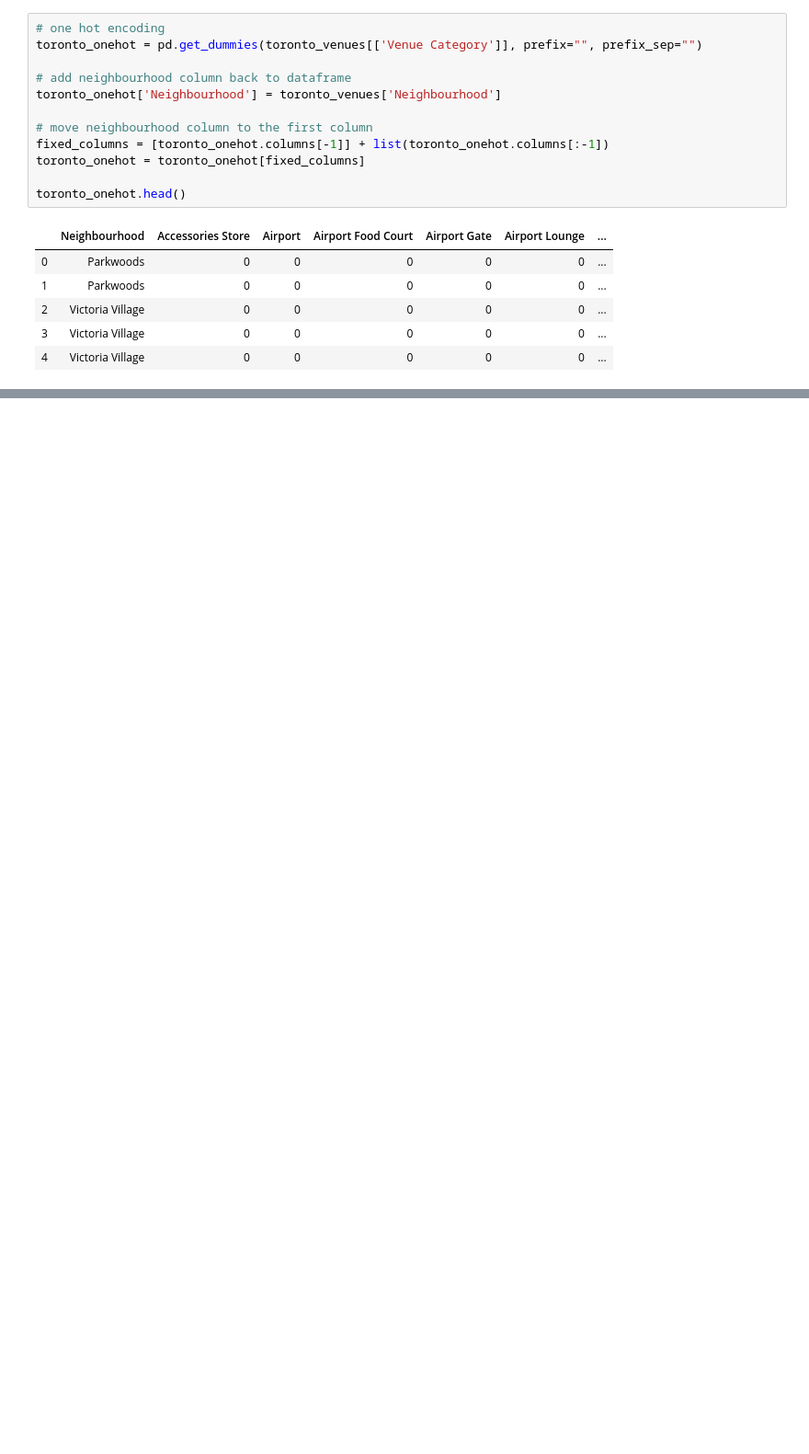
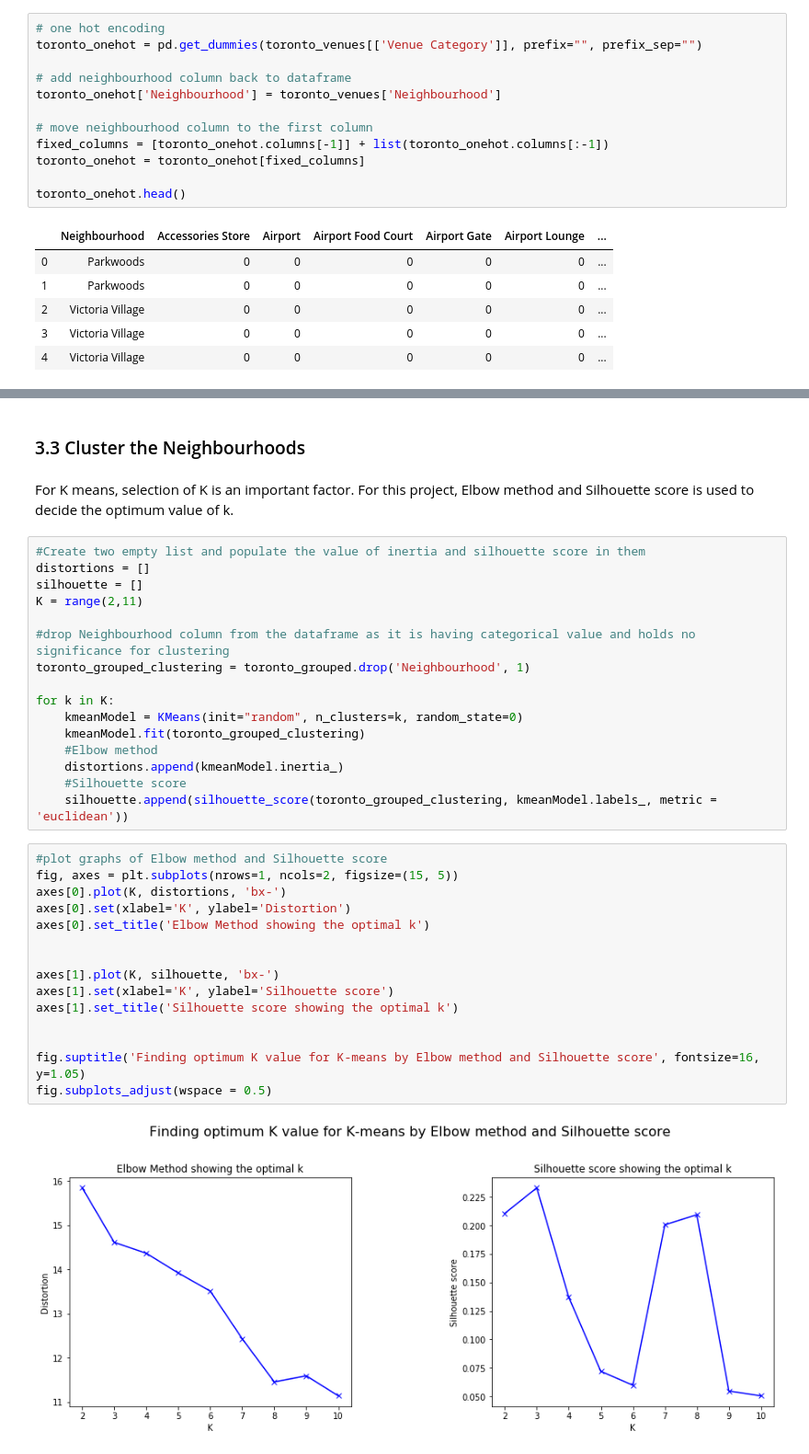
Before and after one commit to nitishbhardwaj1912/Coursera_Capstone, a Jupyter notebook: CourseraCapstone_A1.ipynb, the cells around one changed output, grey strips where cells are left out. Shown at 92% size. Saved outputs shown, nothing was run; the diff lists cells and outputs as text; blank space fills up the shorter version.

```diff
--- a/CourseraCapstone_A1.ipynb
+++ b/CourseraCapstone_A1.ipynb
@@ -289,0 +361,37 @@ toronto_grouped.shape
+# %% [markdown]
+### 3.3 Cluster the Neighbourhoods
+# %% [markdown]
+For K means, selection of K is an important factor. For this project, Elbow method and Silhouette score is used to decide the optimum value of k.
+# %%
+#Create two empty list and populate the value of inertia and silhouette score in them
+distortions = []
+silhouette = []
+K = range(2,11)
+
+#drop Neighbourhood column from the dataframe as it is having categorical value and holds no significance for clustering
+toronto_grouped_clustering = toronto_grouped.drop('Neighbourhood', 1)
+
+for k in K:
+    kmeanModel = KMeans(init="random", n_clusters=k, random_state=0)
+    kmeanModel.fit(toronto_grouped_clustering)
+    #Elbow method
+    distortions.append(kmeanModel.inertia_)
+    #Silhouette score
+    silhouette.append(silhouette_score(toronto_grouped_clustering, kmeanModel.labels_, metric = 'euclidean'))
+# %%
+#plot graphs of Elbow method and Silhouette score
+fig, axes = plt.subplots(nrows=1, ncols=2, figsize=(15, 5))
+axes[0].plot(K, distortions, 'bx-')
+axes[0].set(xlabel='K', ylabel='Distortion')
+axes[0].set_title('Elbow Method showing the optimal k')
+
+
+axes[1].plot(K, silhouette, 'bx-')
+axes[1].set(xlabel='K', ylabel='Silhouette score')
+axes[1].set_title('Silhouette score showing the optimal k')
+
+
+fig.suptitle('Finding optimum K value for K-means by Elbow method and Silhouette score', fontsize=16, y=1.05)
+fig.subplots_adjust(wspace = 0.5)
+# %% [output]
+[figure, added]
```
Also changed, not shown: parts of 40 cells of this notebook.
